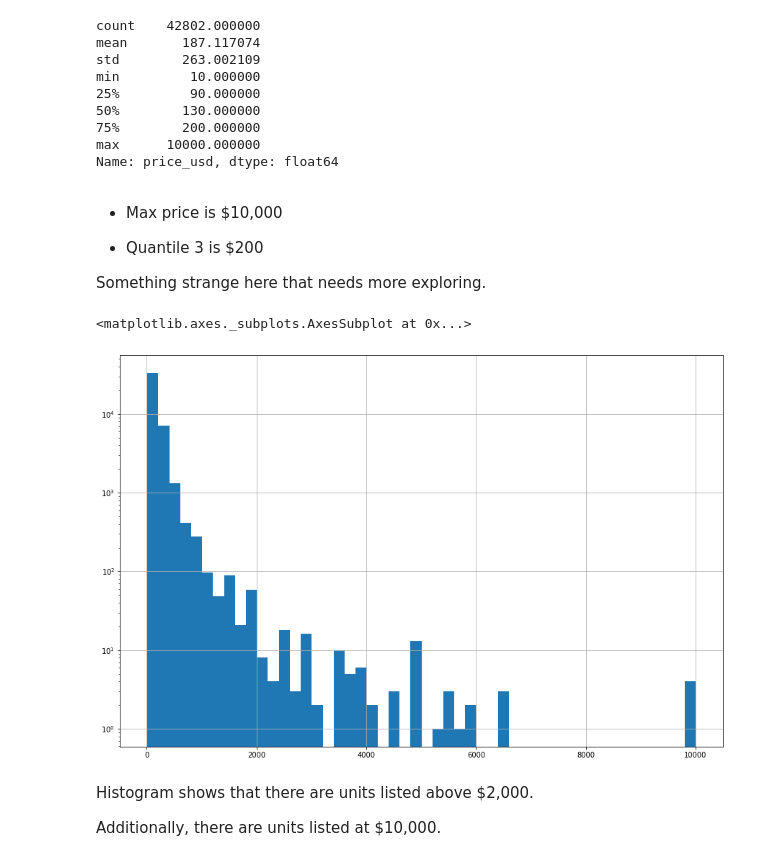
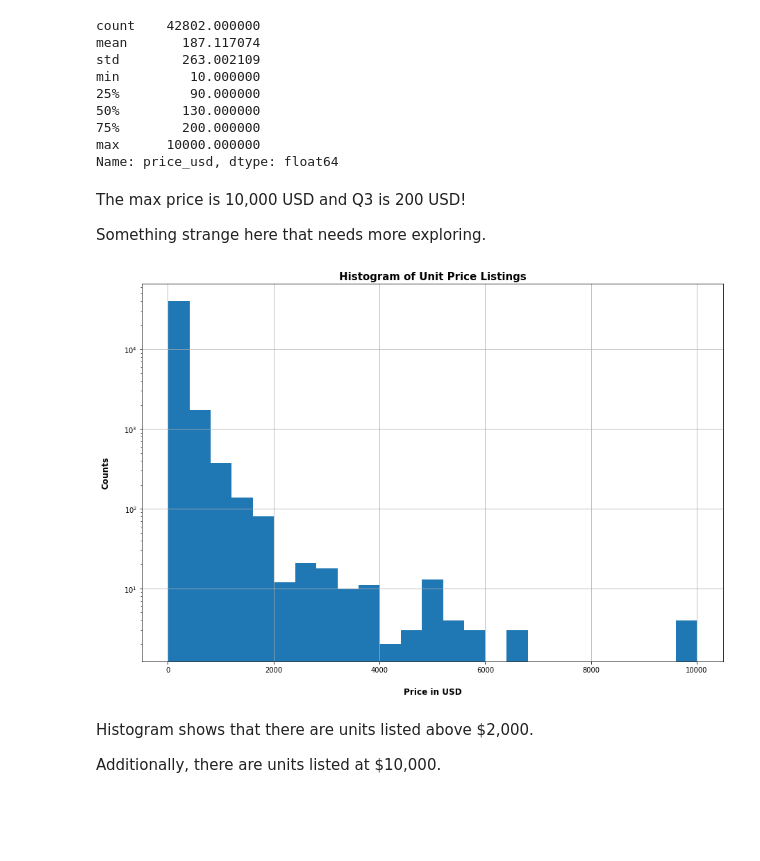
Before and after one commit to jaimiles23/Priceonomics_Data_Puzzle, a Jupyter notebook: puzzle_solution.ipynb, the cells around one changed output. Saved outputs shown, nothing was run; the diff lists cells and outputs as text; code cells hidden in the pictures; blank space fills up the shorter version.

```diff
--- a/puzzle_solution.ipynb
+++ b/puzzle_solution.ipynb
@@ -160,20 +165,31 @@ min         10.000000
 max      10000.000000
 Name: price_usd, dtype: float64
 # %% [markdown]
-- Max price is $10,000
-
-- Quantile 3 is $200
+The max price is 10,000 USD and Q3 is 200 USD!
 
 Something strange here that needs more exploring.
-# %%
-df['price_usd'].hist(
-    bins = 50,
-    figsize = (15, 10),
-    log = True    # to veiw data
-)
-# %% [output]
-<matplotlib.axes._subplots.AxesSubplot at 0x...>
-[figure, removed]
+# %%
+hist_price_usd = df.hist(
+    column = 'price_usd',
+    bins = 25,
+    figsize = (15, 10),
+    log = True    # to veiw data
+)
+
+
+axes = hist_price_usd[0]
+for x in axes:
+    # TItle
+    x.set_title("Histogram of Unit Price Listings", weight = 'bold', size = 15)
+
+    # Axis labels
+    x.set_xlabel("Price in USD", labelpad=20, weight='bold', size=12)
+    x.set_ylabel("Counts", labelpad=20, weight='bold', size=12)
+
+    ## Remove ticks
+    x.tick_params(bottom = 'off', left = 'off')
+# %% [output]
+[figure, added]
 # %% [markdown]
 Histogram shows that there are units listed above $2,000.
 
```
Also changed, not shown: parts of 6 cells of this notebook.
